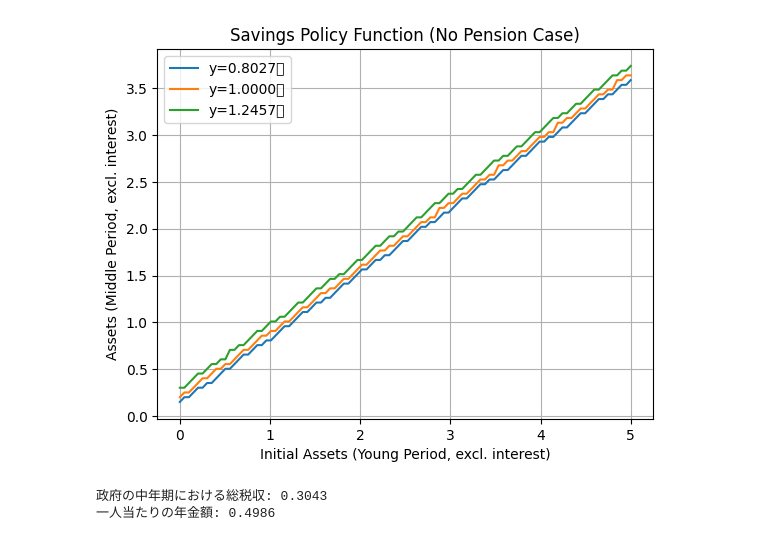
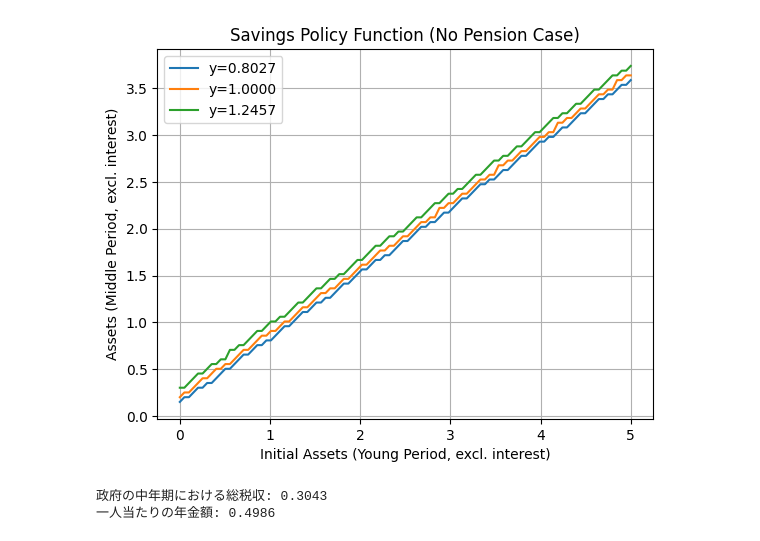
Before and after one commit to mmmmiikkkka/my-macro-project2, a Jupyter notebook: 後半課題.ipynb, the cells around one changed output. Drawn from its saved outputs; the diff is of its cells as text; code cells hidden in the pictures.

```diff
--- a/後半課題.ipynb
+++ b/後半課題.ipynb
@@ -26,35 +26,35 @@ def utility(c):
 def solve_lifecycle(y_young, y_middle, pension=0.0):
     savings_policy = []
     for a1 in asset_grid:  # 若年期の初期資産（利子を除く）
         max_val = -1e10
         best_s = 0
         for s1 in asset_grid:  # 若年期末の貯蓄（時期に持ち越す資産）
             c1 = y_young + a1- s1  # 若年期消費
             for s2 in asset_grid:  # 中年期末の貯蓄（老年期用）
                 c2 = y_middle + r * s1 - s2  # 中年期消費
                 c3 = pension + r * s2  # 老年期消費
 
                 u = utility(c1) + beta * utility(c2) + beta**2 * utility(c3)
                 if u > max_val:
                     max_val = u
                     best_s = s1
         savings_policy.append(best_s)
     return savings_policy
 
 # 各生産性タイプに対して貯蓄政策関数を描画
 for i, y_young in enumerate(income_young):
     y_middle = income_middle[i]  # その生産性に応じた期待中年期所得
     policy = solve_lifecycle(y_young, y_middle)
-    plt.plot(asset_grid, policy, label=f"y={y_young:.4f}）")
+    plt.plot(asset_grid, policy, label=f"y={y_young:.4f}")
 
 plt.xlabel("Initial Assets (Young Period, excl. interest)")
 plt.ylabel("Assets (Middle Period, excl. interest)")
 plt.title("Savings Policy Function (No Pension Case)")
 plt.legend()
 plt.grid(True)
 plt.show()
 # %% [output]
-[figure, old version]
+[figure, new version]
 # %%
 # 中年期に定率所得税を課した場合の税収
 tax_rate = 0.30  # 税率
```
